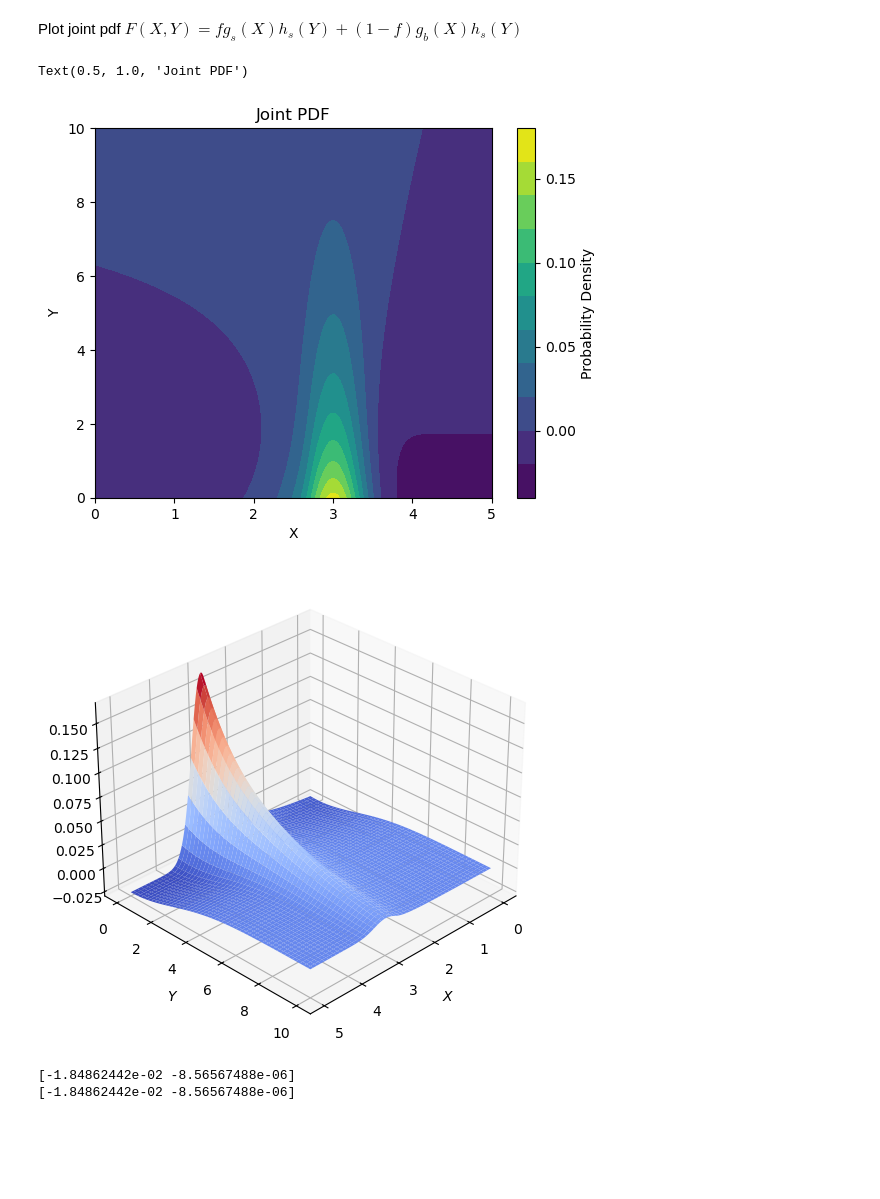
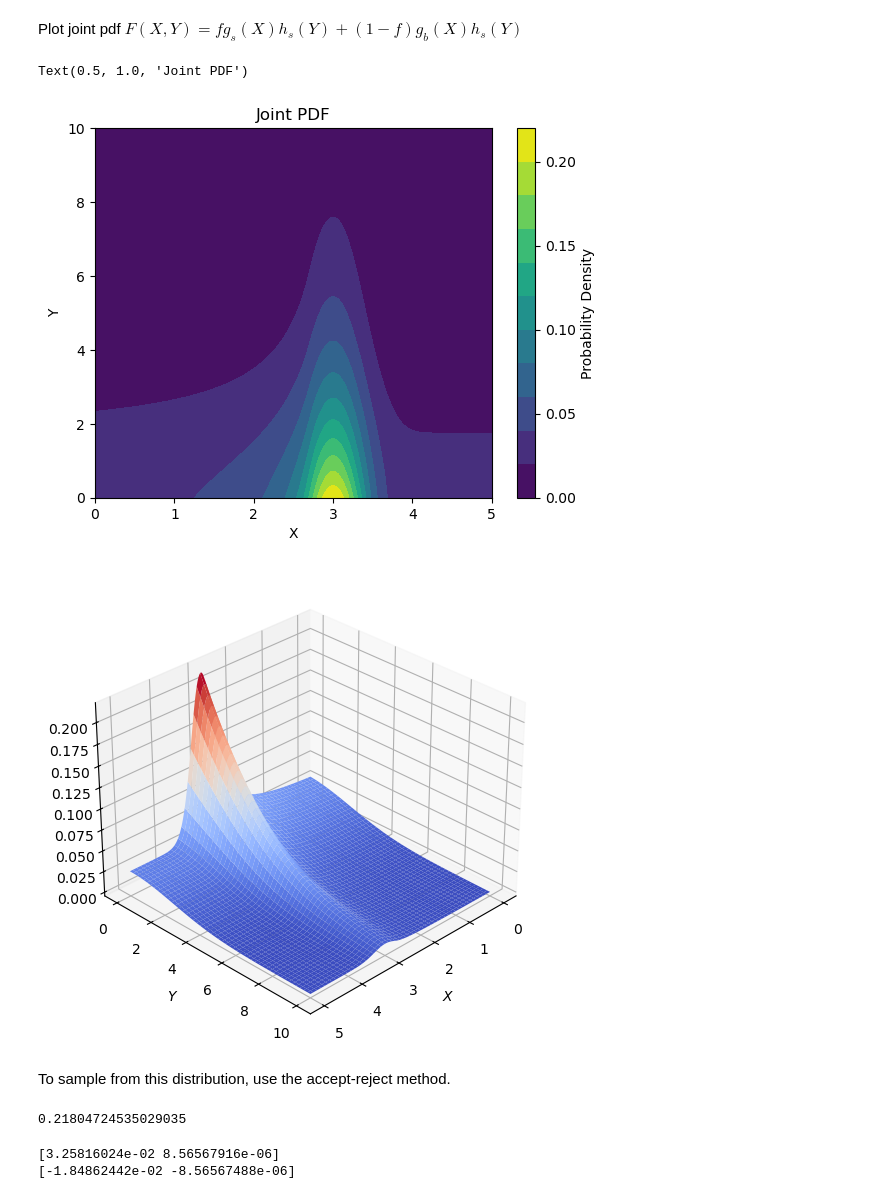
Before and after one commit to elizabethsztan/DIS_S1, a Jupyter notebook: q1b-d.ipynb, the cells around one changed output. Saved outputs shown, nothing was run; the diff lists cells and outputs as text; code cells hidden in the pictures; blank space fills up the shorter version.

```diff
--- a/q1b-d.ipynb
+++ b/q1b-d.ipynb
@@ -145,26 +146,26 @@ Plot joint pdf $F(X,Y) = f g_s(X)h_s(Y) + (1-f) g_b(X)h_s(Y)$
 # %%
 X, Y = np.meshgrid(x,y)
 
 #plotted using scipy functions instead, because numba-stats functions do not take arrays of arrays
 def signal_joint (X, Y):
     return f * g_s(X) * h_s (Y)
 
 def background_joint (X, Y):
-    return (f-1) * g_b (X) * h_b(Y)
+    return (1-f) * g_b (X) * h_b(Y)
 
 def joint_pdf (X, Y):
     return signal_joint (X, Y) + background_joint(X, Y)
 
 contour = plt.contourf(X, Y, joint_pdf(X, Y), levels = 10, cmap = 'viridis')
 cbar = plt.colorbar(contour)
 cbar.set_label("Probability Density")
-cbar.set_ticks([0, 0.05, 0.1, 0.15])
+cbar.set_ticks([0, 0.05, 0.1, 0.15, 0.2])
 plt.xlabel('X')
 plt.ylabel('Y')
 plt.title('Joint PDF')
 # %% [output]
 Text(0.5, 1.0, 'Joint PDF')
-[figure, old version]
+[figure, new version]
 # %%
 #Plot the 3d joint pdf
 fig = plt.figure(figsize=(9,6))
@@ -174,7 +175,9 @@ ax.set_ylabel('$Y$')
 _ = ax.plot_surface(X, Y, joint_pdf(X, Y), cmap='coolwarm' )
 ax.view_init(elev=30, azim=45)
 # %% [output]
-[figure, old version]
+[figure, new version]
+# %% [markdown]
+To sample from this distribution, use the accept-reject method.
 # %%
 #use the scipy stats to find fmax scipy optimize
 #feed the fmax value into accept reject sampler with njit
@@ -188,6 +191,10 @@ def find_fmax_2d(func, x_range = (X_llim, X_ulim), y_range = (Y_llim, Y_ulim)):
     return max_f
 
 f_max = find_fmax_2d (joint_pdf)
+
+f_max
+# %% [output]
+0.21804724535029035
 # %%
 #these support arrays
 
@@ -195,7 +202,7 @@ def signal_joint_nb_ (X, Y):
     return f * g_s_nb_(X, beta, m, mu, sigma, X_llim, X_ulim) * h_s_nb_ (Y, lmbda, Y_llim, Y_ulim)
 
 def background_joint_nb_ (X, Y):
-    return (f-1) * g_b_nb_ (X, X_llim, X_ulim) * h_b_nb_(Y, mu_b, sigma_b, Y_llim, Y_ulim)
+    return (1-f) * g_b_nb_ (X, X_llim, X_ulim) * h_b_nb_(Y, mu_b, sigma_b, Y_llim, Y_ulim)
 
 def joint_pdf_nb_ (X, Y):
     return signal_joint_nb_ (X, Y) + background_joint_nb_(X, Y)
@@ -205,8 +212,8 @@ y = np.linspace(0,10,2)
 print(joint_pdf(x,y))
 print(joint_pdf_nb_(x,y) )
 # %% [output]
+[3.25816024e-02 8.56567916e-06]
 [-1.84862442e-02 -8.56567488e-06]
-[-1.84862442e-02 -8.56567488e-06]
 # %%
 #these support scalars
 
```
Also changed, not shown: parts of 5 cells of this notebook.
